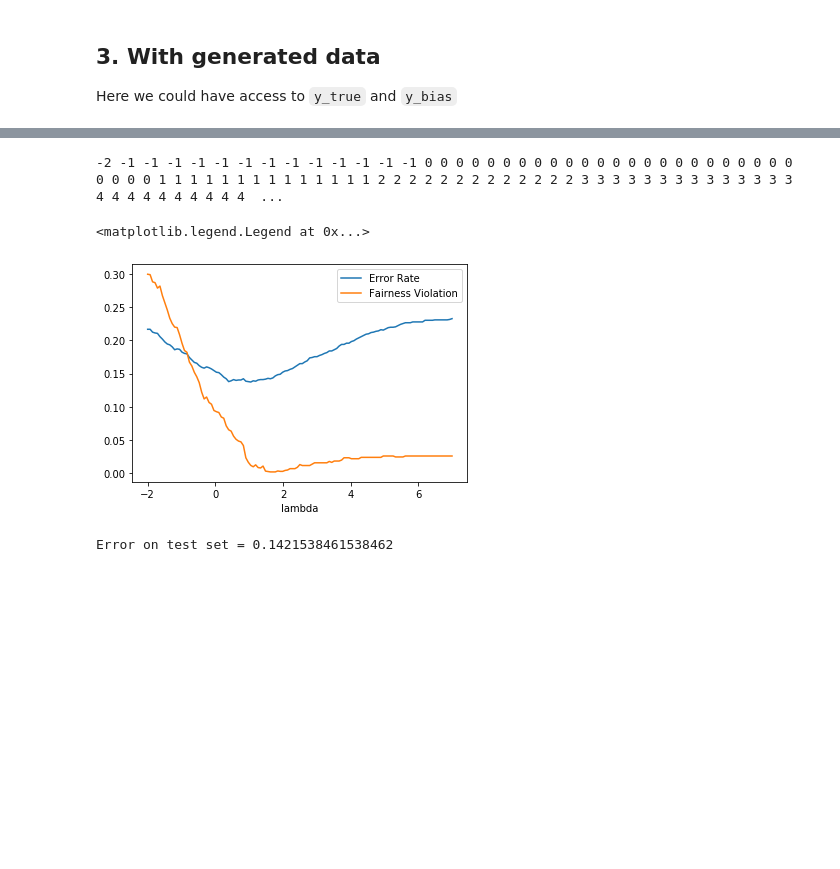
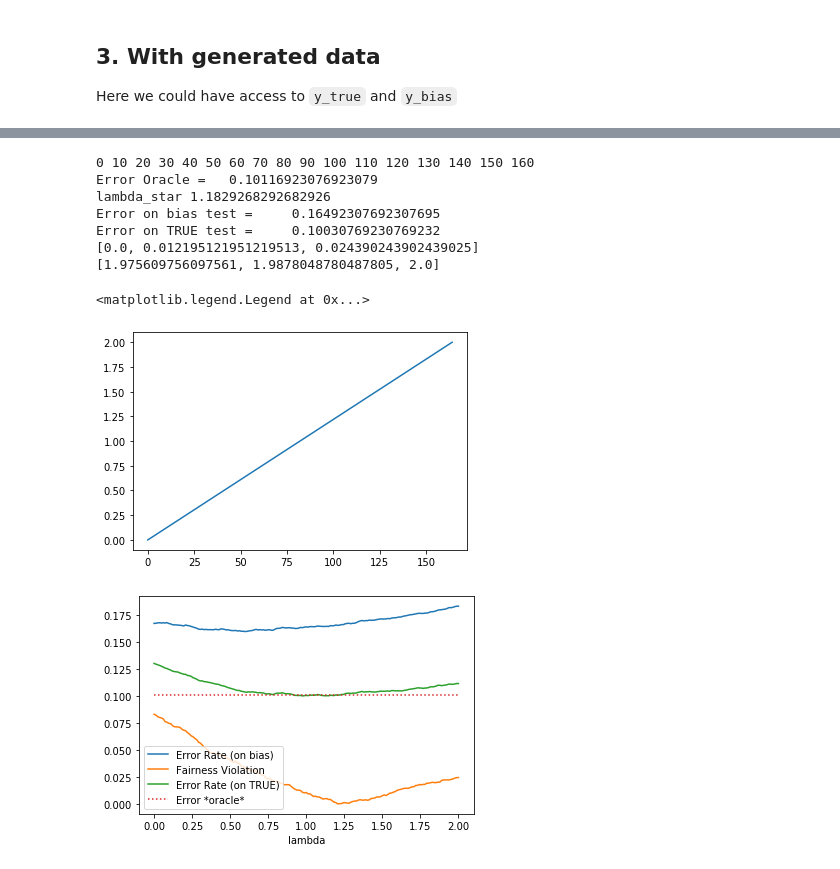
Before and after one commit to TwsThomas/fairness, a Jupyter notebook: fairness adult.ipynb, the cells around one changed output, grey strips where cells are left out. Drawn from its saved outputs; the diff is of its cells as text; code cells hidden in the pictures; blank space fills up the shorter version.

Commit message:
oracle results

```diff
--- a/fairness adult.ipynb
+++ b/fairness adult.ipynb
@@ -104,7 +119,7 @@ for t in np.linspace(-2,7, 25):  # range(100): #2.507586
     lr.fit(X_train, y_train, sample_weight=w)
     l_score_test_err.append(1-lr.score(X_test, y_test))
     l_fairness_violation.append(fairness_violation(lr.predict(X_test), y_test,
-                               protected_test, notion='equal_opportunity'))
+                               protected_test, notion='demographic_parity'))  # equal_opportunity
 
 plt.plot(l_lambda, l_score_test_err, label = 'Error Rate')
 plt.plot(l_lambda, np.abs(l_fairness_violation), label = 'Fairness Violation')
@@ -137,7 +152,7 @@ for random_state in range(10):
          protected_train, protected_test = get_adult(random_state=random_state)
 
     lambda_ = 0
-    lr = LogisticRegression(solver='lbfgs', max_iter=1000)
+    lr = LogisticRegression(solver='lbfgs', max_iter=500)
     lr.fit(X_train, y_train)
 
     l_lambda = []
@@ -156,7 +171,7 @@ for random_state in range(10):
         lr.fit(X_train, y_train, sample_weight=w)
         l_score_test_err.append(1-lr.score(X_test, y_test))
         l_fairness_violation.append(fairness_violation(lr.predict(X_test), y_test,
-                                   protected_test, notion='demographic_parity'))
+                                   protected_test, notion='demographic_parity')) # demographic_parity #equal_opportunity
 
     ll_fair.append(l_fairness_violation)
     ll_score.append(l_score_test_err)
@@ -230,42 +269,70 @@ plot_confusion_matrix(y_bias_test, y_pred, ['0', '1'], normalize=True, title='Co
 # %%
 #### with generated
 
-
-lambda_ = 1.45
-lr = LogisticRegression(solver='lbfgs', max_iter=1000)
+fairness_notion = 'equal_opportunity'
+lambda_ = 1
+lr = LogisticRegression(solver='lbfgs', max_iter=400)
 lr.fit(X_train, y_train)
 
 l_lambda = []
 l_delta = []
 l_score_test_err = []
+l_score_true_err = []
 l_fairness_violation = []
-for t in np.linspace(-2,7, 125):  # range(100): #2.507586
-    print(int(t), end=' ')
-#     delta = fairness_violation(lr.predict(X_train), y_train,
-#                                protected_train, notion='demographic_parity')
-#     l_delta.append(delta)
+for it, t in enumerate(np.linspace(0,2, 165)): #-1,4
+    if it%10==0:
+        print(int(it), end=' ')
+    delta = fairness_violation(lr.predict(X_train), y_train,
+                               protected_train, notion=fairness_notion)
+    l_delta.append(delta)
 #     lambda_ = lambda_ - delta
     lambda_ = t
     l_lambda.append(lambda_)
     w = reweigth_samples(lambda_, protected_train, y_train)
     lr.fit(X_train, y_train, sample_weight=w)
-    l_score_test_err.append(1-lr.score(X_test, y_test))
+    l_score_test_err.append(1-lr.score(X_test, y_bias_test))
+    l_score_true_err.append(1-lr.score(X_test, y_true_test))
     l_fairness_violation.append(fairness_violation(lr.predict(X_test), y_test,
-                               protected_test, notion='equal_opportunity'))
+                               protected_test, notion=fairness_notion))
 
-plt.plot(l_lambda, l_score_test_err, label = 'Error Rate')
+
+
+##
+print()
+lr = LogisticRegression(solver='lbfgs', max_iter=300)
+lr.fit(X_train, y_true_train)
+err_oracle = 1-lr.score(X_test, y_true_test)
+print('Error Oracle =\t', err_oracle)
+y_pred_oracle = lr.predict(X_test)
+
+lambda_star = l_lambda[np.argmin(np.abs(l_delta))]
+print('lambda_star', lambda_star)
+w = reweigth_samples(lambda_star, protected_train, y_train)
+lr = LogisticRegression(solver='lbfgs', max_iter=300)
+lr.fit(X_train, y_bias_train, sample_weight=w)
+print('Error on bias test =\t', 1-lr.score(X_test, y_bias_test))
+print('Error on TRUE test =\t', 1-lr.score(X_test, y_true_test))
+y_pred = lr.predict(X_test)
+
+
+plt.plot(l_lambda)
+print(l_lambda[:3])
+print(l_lambda[-3:])
+plt.figure()
+plt.plot(l_lambda, l_score_test_err, label = 'Error Rate (on bias)')
 plt.plot(l_lambda, np.abs(l_fairness_violation), label = 'Fairness Violation')
+plt.plot(l_lambda, l_score_true_err, label = 'Error Rate (on TRUE)')
+plt.plot(l_lambda, [err_oracle] * len(l_lambda), ':', label='Error *oracle*')
 plt.xlabel('lambda')
 plt.legend()
 # %% [output]
--2 -1 -1 -1 -1 -1 -1 -1 -1 -1 -1 -1 -1 -1 0 0 0 0 0 0 0 0 0 0 0 0 0 0 0 0 0 0 0 0 0 0 0 0 0 0 0 0 1 1 1 1 1 1 1 1 1 1 1 1 1 1 2 2 2 2 2 2 2 2 2 2 2 2 2 3 3 3 3 3 3 3 3 3 3 3 3 3 3 4 4 4 4 4 4 4 4 4 4  ...
+0 10 20 30 40 50 60 70 80 90 100 110 120 130 140 150 160
+Error Oracle =   0.10116923076923079
+lambda_star 1.1829268292682926
+Error on bias test =     0.16492307692307695
+Error on TRUE test =     0.10030769230769232
+[0.0, 0.012195121951219513, 0.024390243902439025]
+[1.975609756097561, 1.9878048780487805, 2.0]
 <matplotlib.legend.Legend at 0x...>
-[figure, old version]
+[figure, new version]
+[figure, added]
-# %%
-w = reweigth_samples(1.48, protected_train, y_train)
-lr = LogisticRegression(solver='lbfgs', max_iter=300)
-lr.fit(X_train, y_bias_train, sample_weight=w)
-print('Error on test set =', 1-lr.score(X_test, y_bias_test))
-y_pred = lr.predict(X_test)
-# %% [output]
-Error on test set = 0.1421538461538462
```
Also changed, not shown: parts of 13 cells of this notebook, 1 other file.
